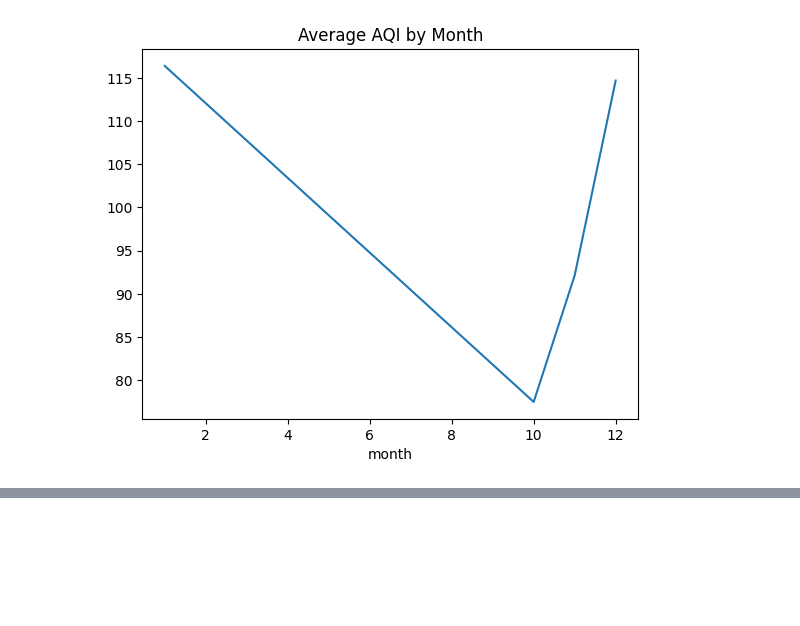
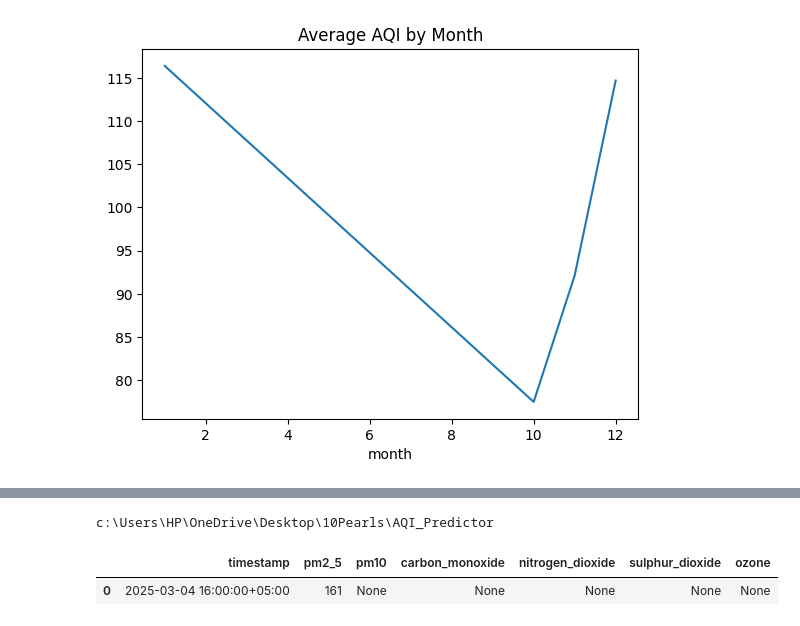
Before and after one commit to zeemen2724/AQI_Predictor, a Jupyter notebook: src/notebooks/eda.ipynb, the cells around one changed output, grey strips where cells are left out. Drawn from its saved outputs; the diff is of its cells as text; code cells hidden in the pictures; blank space fills up the shorter version.

```diff
--- a/src/notebooks/eda.ipynb
+++ b/src/notebooks/eda.ipynb
@@ -206,0 +246,19 @@ fs = project.get_feature_store()
+# %%
+import sys
+from pathlib import Path
+
+# Go TWO levels up (from src → project root)
+project_root = Path.cwd().parents[1]
+sys.path.insert(0, str(project_root))
+
+print(project_root)
+# %% [output]
+c:\Users\HP\OneDrive\Desktop\10Pearls\AQI_Predictor
+# %%
+from src.data_ingestion.fetch_aqicn import fetch_aqicn_live
+
+df = fetch_aqicn_live()
+df
+# %% [output]
+|  | timestamp | pm2_5 | pm10 | carbon_monoxide | nitrogen_dioxide | sulphur_dioxide | ozone |
+| 0 | 2025-03-04 16:00:00+05:00 | 161 | None | None | None | None | None |
```
Also changed, not shown: parts of 1 cell of this notebook, 3 other files.
